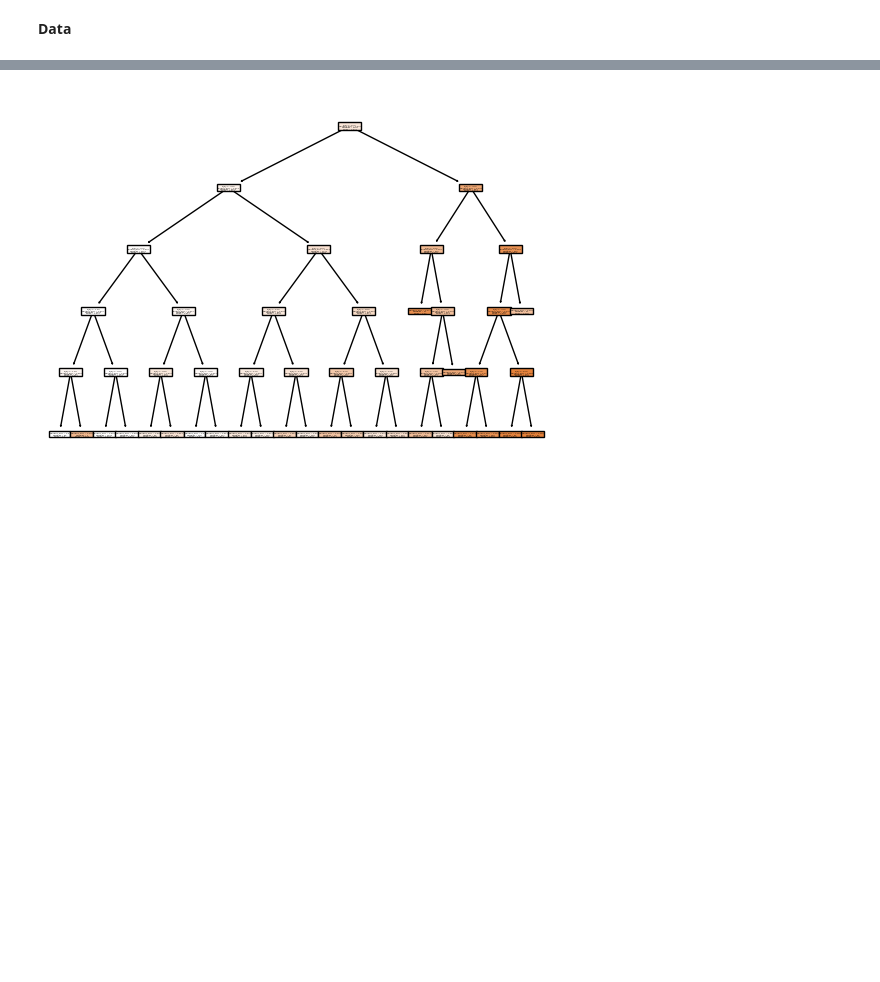
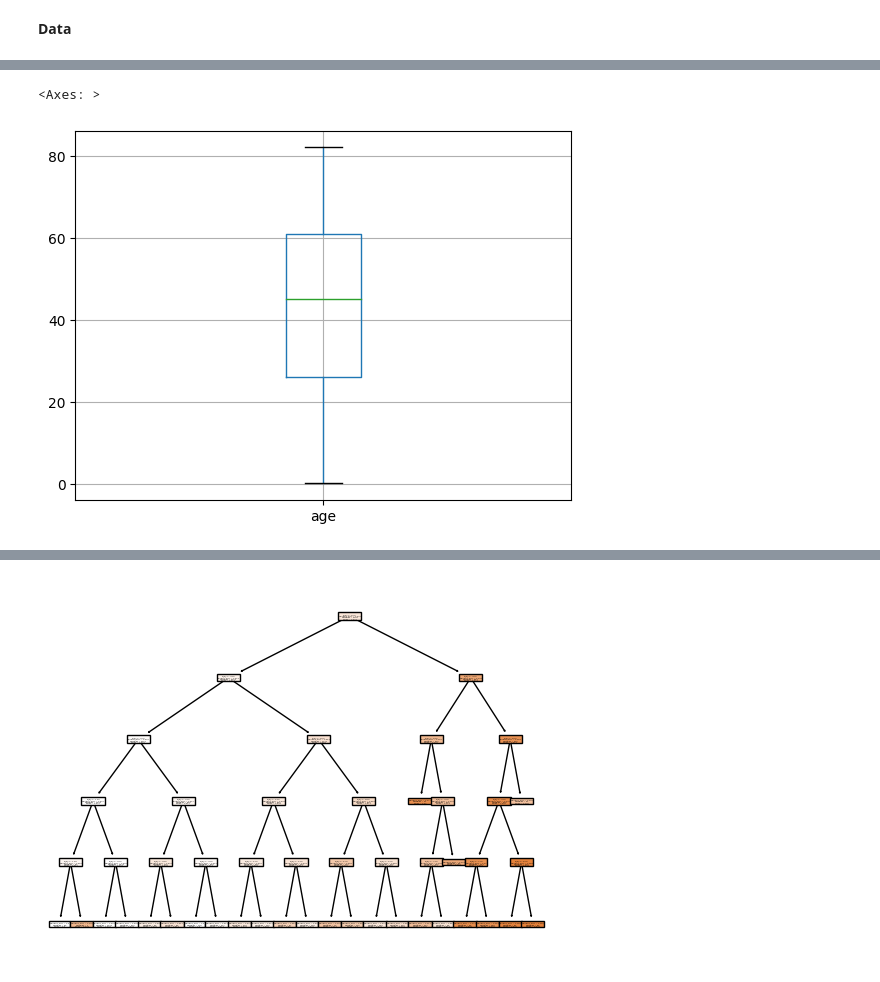
Before and after one commit to kaitlinblakeslee/EDA, a Jupyter notebook: Project2.ipynb, the cells around one changed output, grey strips where cells are left out. Drawn from its saved outputs; the diff is of its cells as text; code cells hidden in the pictures; blank space fills up the shorter version.

```diff
--- a/Project2.ipynb
+++ b/Project2.ipynb
@@ -79,0 +129,6 @@ X_test['bmi_ihs'].plot.box()
+# %%
+X_train.boxplot(column='age')
+#The age variable, unsurprisingly, doesn't have any outliers.
+# %% [output]
+<Axes: >
+[figure, added]
```
Also changed, not shown: parts of 31 cells of this notebook.
